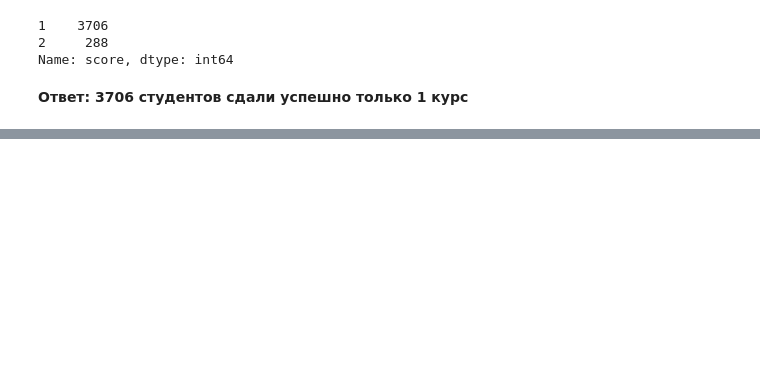
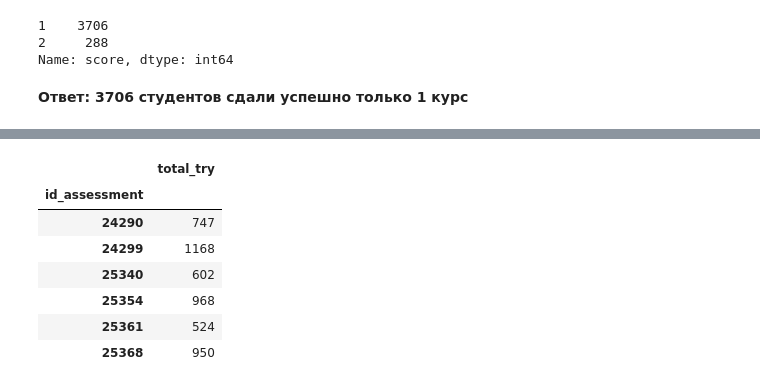
Before and after one commit to Osgil/Data_analyst, a Jupyter notebook: e-learning.ipynb, the cells around one changed output, grey strips where cells are left out. Cells and saved outputs as stored; diff of their text form; code cells hidden in the pictures; blank space fills up the shorter version.

```diff
--- a/e-learning.ipynb
+++ b/e-learning.ipynb
@@ -176,0 +208,17 @@ __Ответ: 3706 студентов сдали успешно только 1
+# %%
+all_try = (
+   temp[temp['assessment_type'] == 'Exam']
+    .groupby('id_assessment')
+    .agg({'assessment_type': 'count'})
+    .rename(columns={'assessment_type': 'total_try'})
+)
+all_try
+# %% [output]
+|  | total_try |
+| id_assessment |  |
+| 24290 | 747 |
+| 24299 | 1168 |
+| 25340 | 602 |
+| 25354 | 968 |
+| 25361 | 524 |
+| 25368 | 950 |
```
Also changed, not shown: parts of 8 cells of this notebook.
